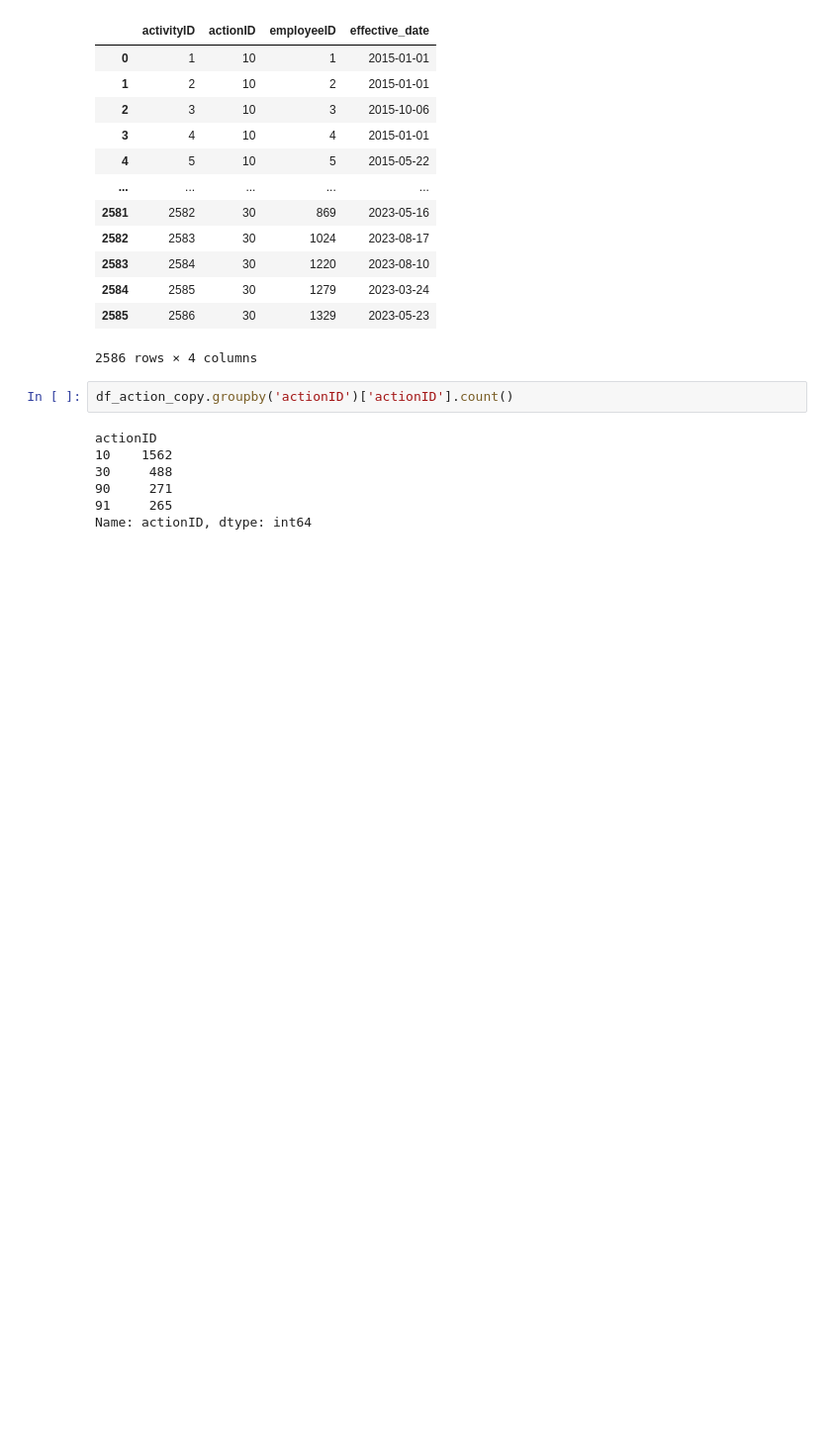
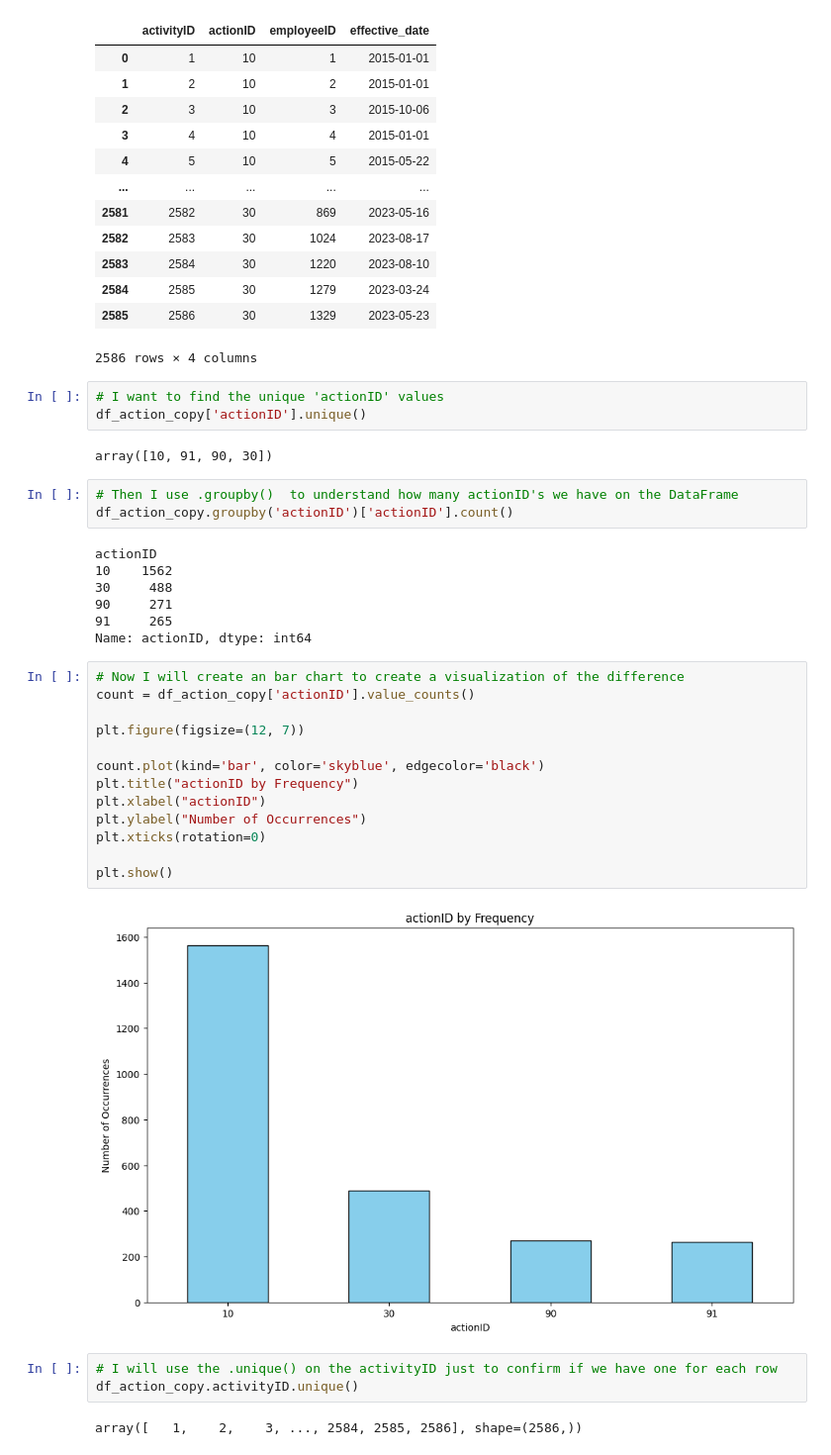
Before and after one commit to pedro-cella/Codebasics_Data_Science, a Jupyter notebook: Projects/hr_eda/Human_Resources_EDA.ipynb, the cells around one changed output. Shown at 99% size. Saved outputs shown, nothing was run; the diff lists cells and outputs as text; blank space fills up the shorter version.

```diff
--- a/Projects/hr_eda/Human_Resources_EDA.ipynb
+++ b/Projects/hr_eda/Human_Resources_EDA.ipynb
@@ -452,7 +466,13 @@ df_action_copy
 | 2584 | 2585 | 30 | 1279 | 2023-03-24 |
 | 2585 | 2586 | 30 | 1329 | 2023-05-23 |
 2586 rows × 4 columns
+# %%
+# I want to find the unique 'actionID' values
+df_action_copy['actionID'].unique()
+# %% [output]
+array([10, 91, 90, 30])
 # %%
+# Then I use .groupby()  to understand how many actionID's we have on the DataFrame
 df_action_copy.groupby('actionID')['actionID'].count()
 # %% [output]
 actionID
@@ -461,3 +481,23 @@ actionID
 90     271
 91     265
 Name: actionID, dtype: int64
+# %%
+# Now I will create an bar chart to create a visualization of the difference
+count = df_action_copy['actionID'].value_counts()
+
+plt.figure(figsize=(12, 7))
+
+count.plot(kind='bar', color='skyblue', edgecolor='black')
+plt.title("actionID by Frequency")
+plt.xlabel("actionID")
+plt.ylabel("Number of Occurrences")
+plt.xticks(rotation=0)
+
+plt.show()
+# %% [output]
+[figure, added]
+# %%
+# I will use the .unique() on the activityID just to confirm if we have one for each row
+df_action_copy.activityID.unique()
+# %% [output]
+array([   1,    2,    3, ..., 2584, 2585, 2586], shape=(2586,))
```
Also changed, not shown: parts of 20 cells of this notebook.
